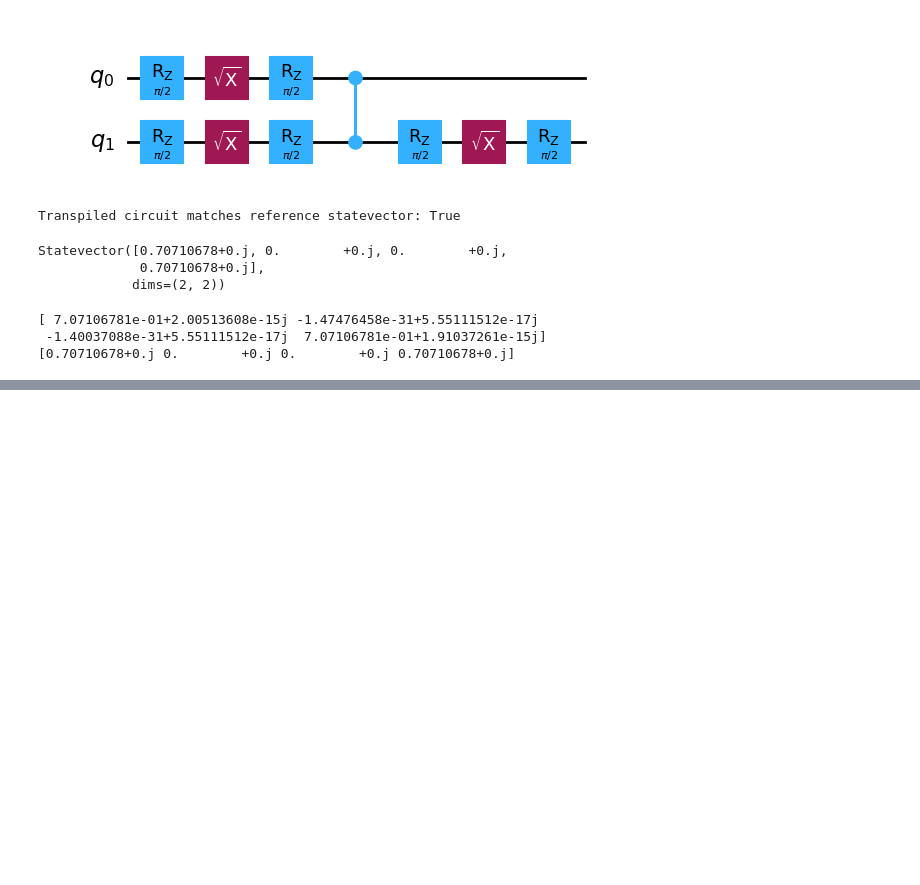
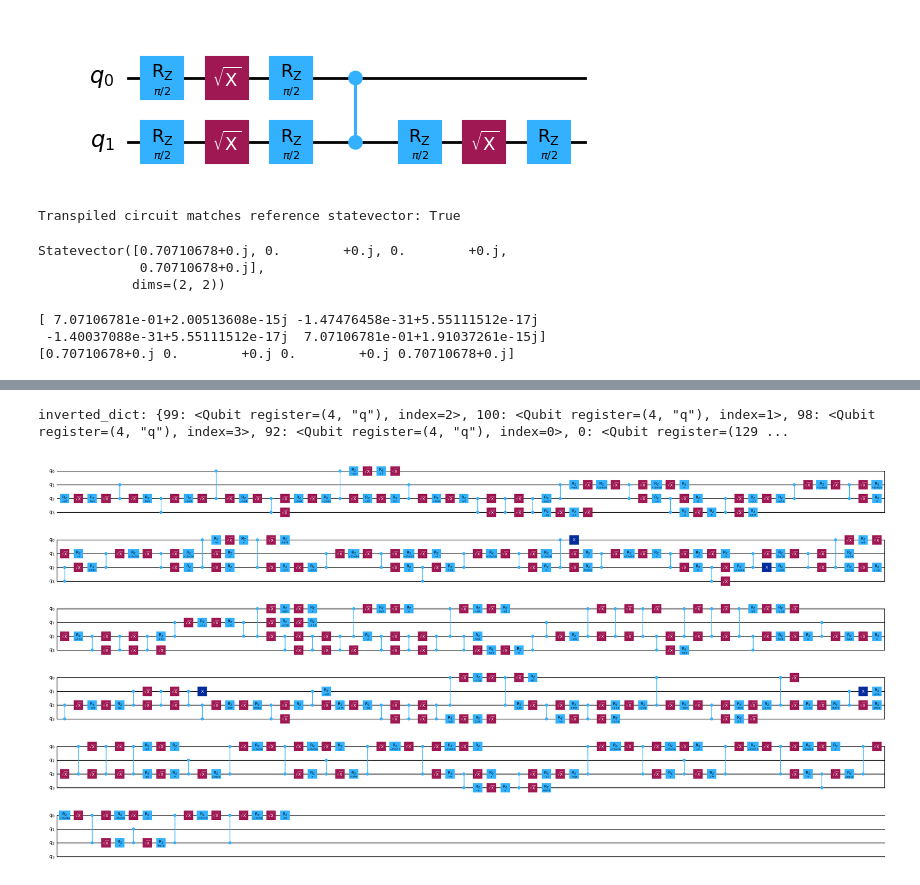
Before and after one commit to master-of-ppap/qiskit_hackathon, a Jupyter notebook: main.ipynb, the cells around one changed output, grey strips where cells are left out. Drawn from its saved outputs; the diff is of its cells as text; code cells hidden in the pictures; blank space fills up the shorter version.

```diff
--- a/main.ipynb
+++ b/main.ipynb
@@ -169,0 +317,18 @@ ERTF result: ✅ Equivalent (within ε)
+# %%
+
+# Run for our random circuit
+pm_lv3 = generate_preset_pass_manager(backend=backend, optimization_level=3, seed_transpiler=seed)
+
+tr_random = pm_lv3.run(qc1)
+# print(tr_random.layout.initial_layout.get_virtual_bits())
+# tr_random.draw('mpl', idle_wires=False, fold=60)
+
+# phase = tr_lv0.global_phase
+tr_random = copy_circuit_no_empty_lines(tr_random)
+
+# uncomment the next line to draw circuit
+
+tr_random.draw('mpl', idle_wires=False, fold=60)
+# %% [output]
+inverted_dict: {99: <Qubit register=(4, "q"), index=2>, 100: <Qubit register=(4, "q"), index=1>, 98: <Qubit register=(4, "q"), index=3>, 92: <Qubit register=(4, "q"), index=0>, 0: <Qubit register=(129 ...
+[figure, added]
```
Also changed, not shown: parts of 9 cells of this notebook, 4 other files.
